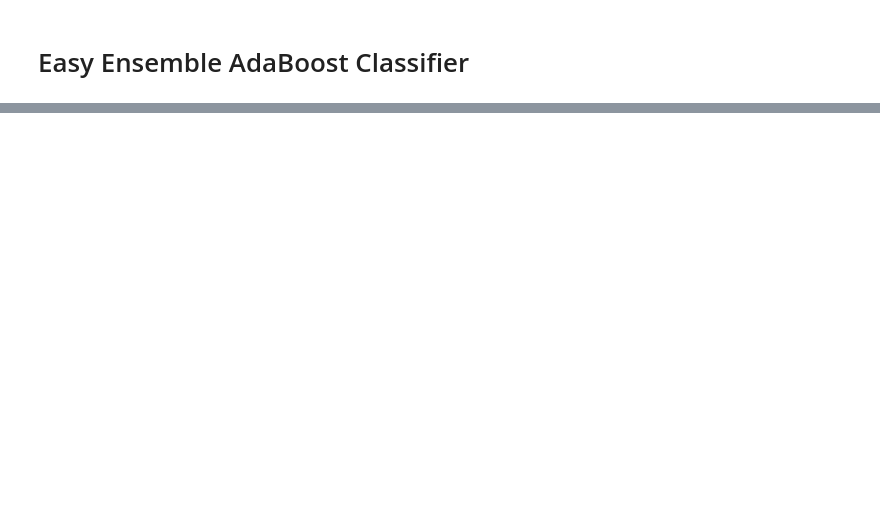
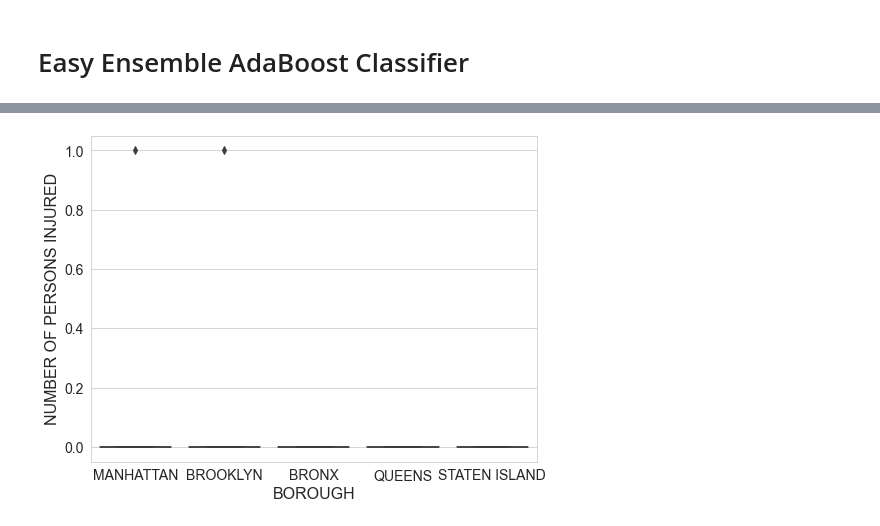
Before and after one commit to Rutgers-Data-Science-Bootcamp/NYC_Bike_Accident_Analysis, a Jupyter notebook: Final_project_NYC_BIKE_All_ML.ipynb, the cells around one changed output, grey strips where cells are left out. Cells and saved outputs as stored; diff of their text form; code cells hidden in the pictures; blank space fills up the shorter version.

```diff
--- a/Final_project_NYC_BIKE_All_ML.ipynb
+++ b/Final_project_NYC_BIKE_All_ML.ipynb
@@ -362,0 +491,17 @@ avg / total       0.82      0.78      0.83      0.78      0.80      0.63      22
+# %%
+## violinplot for BROUGHS and number of persons injured
+plt.figure(figsize=(8,6))
+
+sns.boxplot(data = ML,
+               y = 'NUMBER OF PERSONS KILLED',
+               x = 'BOROUGH')
+
+plt.yticks(fontsize=14)
+plt.xticks(fontsize=14)
+
+plt.ylabel("NUMBER OF PERSONS INJURED", fontsize=16)
+plt.xlabel("BOROUGH", fontsize=16)
+
+plt.show()
+# %% [output]
+[figure, added]
```
Also changed, not shown: parts of 34 cells of this notebook, 2 other files.
